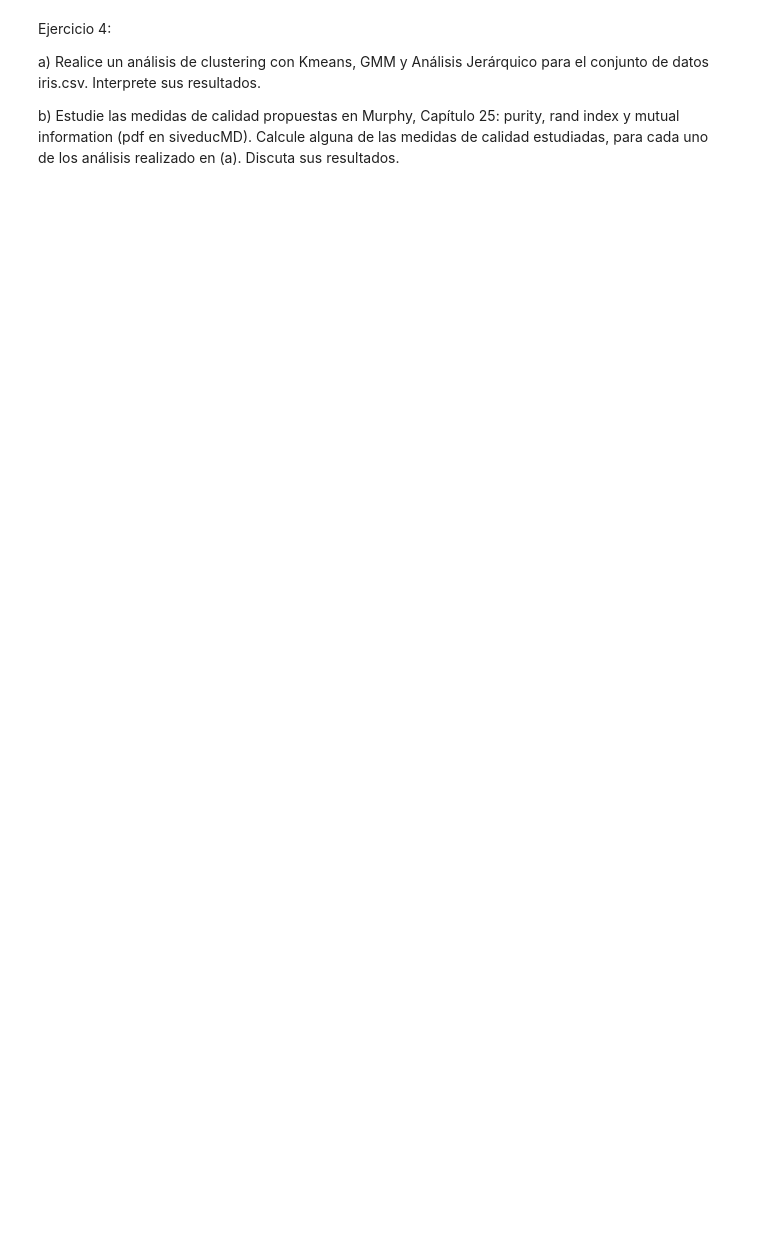
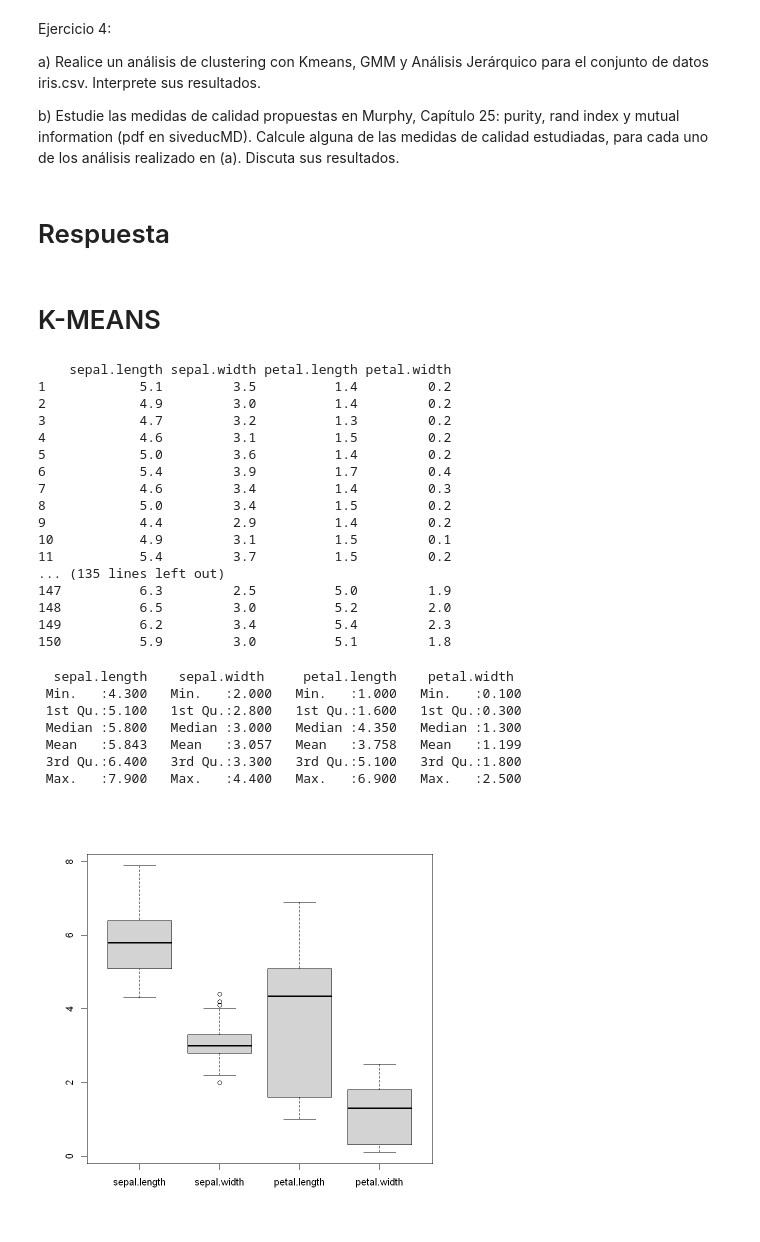
Before and after one commit to Patricio96/INFO257, a Jupyter notebook: Clustering/Clustering_Notebook2.ipynb, the cells around one changed output. Cells and saved outputs as stored; diff of their text form; code cells hidden in the pictures; blank space fills up the shorter version.

```diff
--- a/Clustering/Clustering_Notebook2.ipynb
+++ b/Clustering/Clustering_Notebook2.ipynb
@@ -122,3 +241,44 @@ Ejercicio 4:
 a) Realice un análisis de clustering con Kmeans, GMM y Análisis Jerárquico para el conjunto de datos iris.csv. Interprete sus resultados.
 
 b) Estudie las medidas de calidad propuestas en Murphy, Capítulo 25: purity, rand index y mutual information (pdf en siveducMD). Calcule alguna de las medidas de calidad estudiadas, para cada uno de los análisis realizado en (a). Discuta sus resultados.
+# %% [markdown]
+# Respuesta
+# %% [markdown]
+# K-MEANS
+# %%
+library(cluster)
+library(ggplot2)
+
+#ruta datos
+#lee datos del archivo de texto como una matriz. La primera #columna se utiliza como vector de nombres de las filas
+datos_iris <-read.table("iris.csv",row.names=NULL,dec=",",header=TRUE,sep=";")
+datos_iris$variety <- NULL
+print(datos_iris)
+summary(datos_iris)
+boxplot(datos_iris)
+# %% [output]
+    sepal.length sepal.width petal.length petal.width
+1            5.1         3.5          1.4         0.2
+2            4.9         3.0          1.4         0.2
+3            4.7         3.2          1.3         0.2
+4            4.6         3.1          1.5         0.2
+5            5.0         3.6          1.4         0.2
+6            5.4         3.9          1.7         0.4
+7            4.6         3.4          1.4         0.3
+8            5.0         3.4          1.5         0.2
+9            4.4         2.9          1.4         0.2
+10           4.9         3.1          1.5         0.1
+11           5.4         3.7          1.5         0.2
+... (135 lines left out)
+147          6.3         2.5          5.0         1.9
+148          6.5         3.0          5.2         2.0
+149          6.2         3.4          5.4         2.3
+150          5.9         3.0          5.1         1.8
+  sepal.length    sepal.width     petal.length    petal.width
+ Min.   :4.300   Min.   :2.000   Min.   :1.000   Min.   :0.100
+ 1st Qu.:5.100   1st Qu.:2.800   1st Qu.:1.600   1st Qu.:0.300
+ Median :5.800   Median :3.000   Median :4.350   Median :1.300
+ Mean   :5.843   Mean   :3.057   Mean   :3.758   Mean   :1.199
+ 3rd Qu.:6.400   3rd Qu.:3.300   3rd Qu.:5.100   3rd Qu.:1.800
+ Max.   :7.900   Max.   :4.400   Max.   :6.900   Max.   :2.500
+[figure, added]
```
Also changed, not shown: parts of 26 cells of this notebook, 14 other files.
